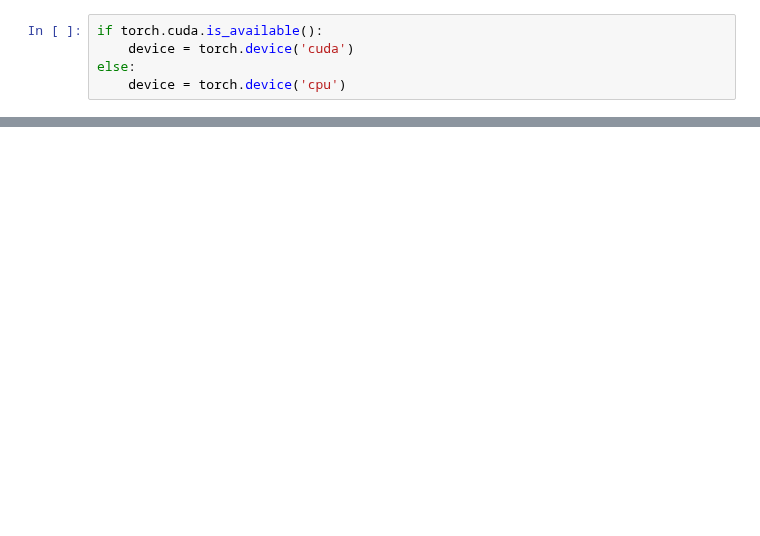
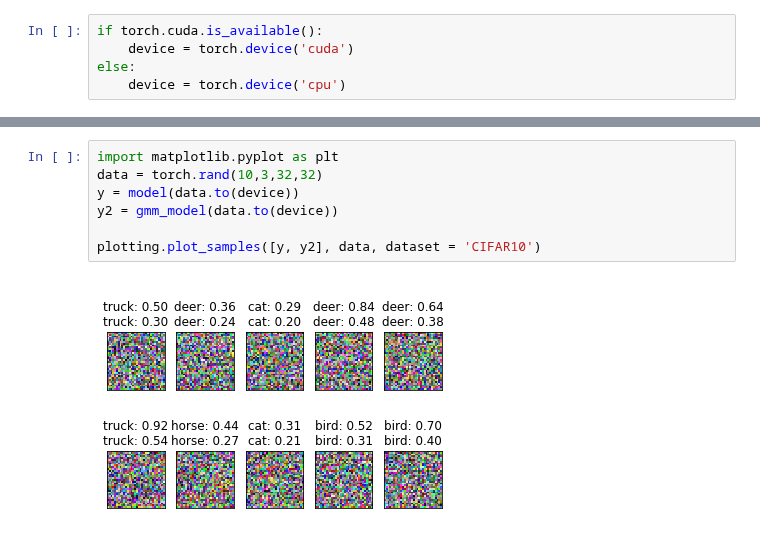
Before and after one commit to AlexMeinke/certified-certain-uncertainty, a Jupyter notebook: GMM-CIFAR10.ipynb, the cells around one changed output, grey strips where cells are left out. Cells and saved outputs as stored; diff of their text form; blank space fills up the shorter version.

```diff
--- a/GMM-CIFAR10.ipynb
+++ b/GMM-CIFAR10.ipynb
@@ -344,0 +74,9 @@ for _ in range(10):
+# %%
+import matplotlib.pyplot as plt
+data = torch.rand(10,3,32,32)
+y = model(data.to(device))
+y2 = gmm_model(data.to(device))
+
+plotting.plot_samples([y, y2], data, dataset = 'CIFAR10')
+# %% [output]
+[figure, added]
```
Also changed, not shown: parts of 26 cells of this notebook, 4 other files.
